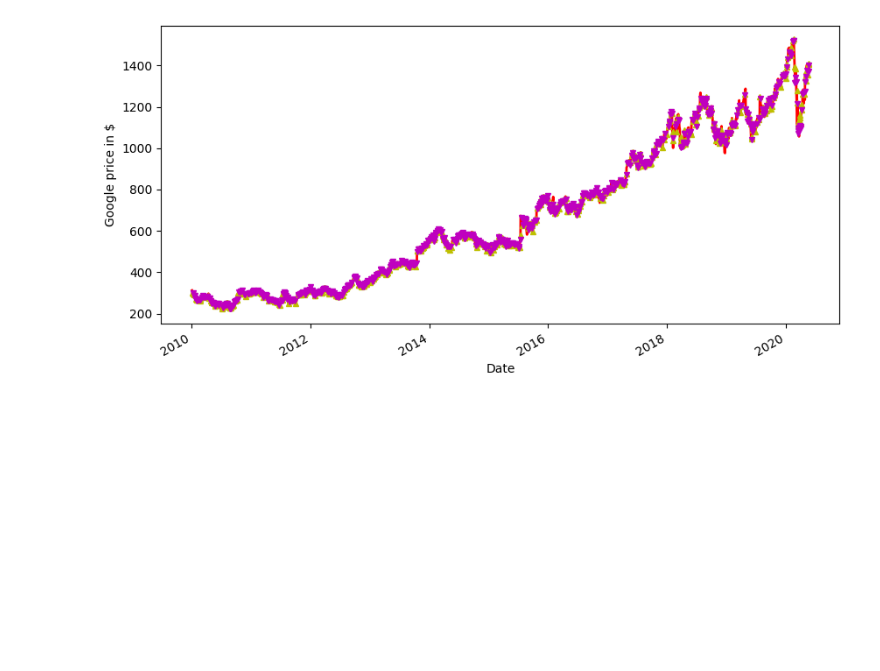
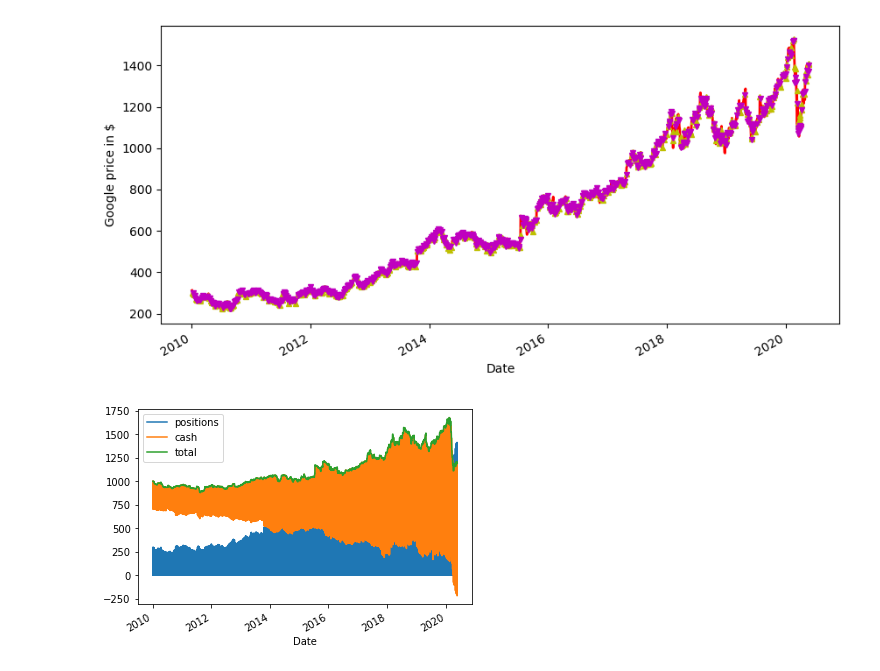
Before and after one commit to REICHIYAN/REI, a Jupyter notebook: SignalVisualization.ipynb, the cells around one changed output. Drawn from its saved outputs; the diff is of its cells as text; code cells hidden in the pictures; blank space fills up the shorter version.

```diff
--- a/SignalVisualization.ipynb
+++ b/SignalVisualization.ipynb
@@ -82,3 +82,17 @@ ax1.plot(goog_data_signal.loc[goog_data_signal.positions==-1.0].index, goog_data
 # %% [output]
 [<matplotlib.lines.Line2D at 0x...>]
 [figure]
+# %%
+initial_capital= float(1000.0)
+
+positions = pd.DataFrame(index=goog_data_signal.index).fillna(0.0)
+portfolio = pd.DataFrame(index=goog_data_signal.index).fillna(0.0)
+
+positions['GOOG'] = goog_data_signal['signal']
+portfolio['positions'] = (positions.multiply(goog_data_signal['price'], axis=0))
+portfolio['cash'] = initial_capital - (positions.diff().multiply(goog_data_signal['price'], axis=0)).cumsum()
+portfolio['total'] = portfolio['positions'] + portfolio['cash']
+portfolio.plot()
+plt.show()
+# %% [output]
+[figure, added]
```
